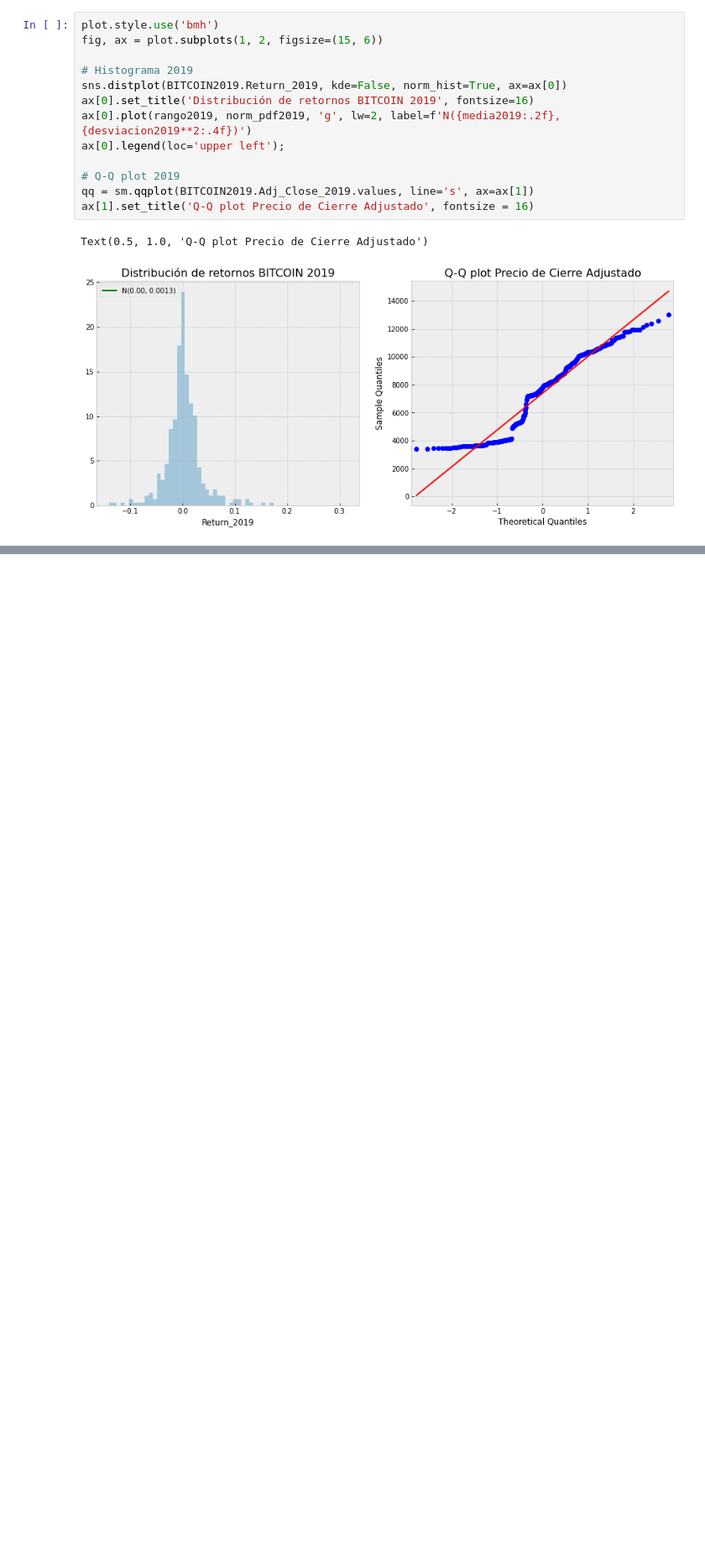
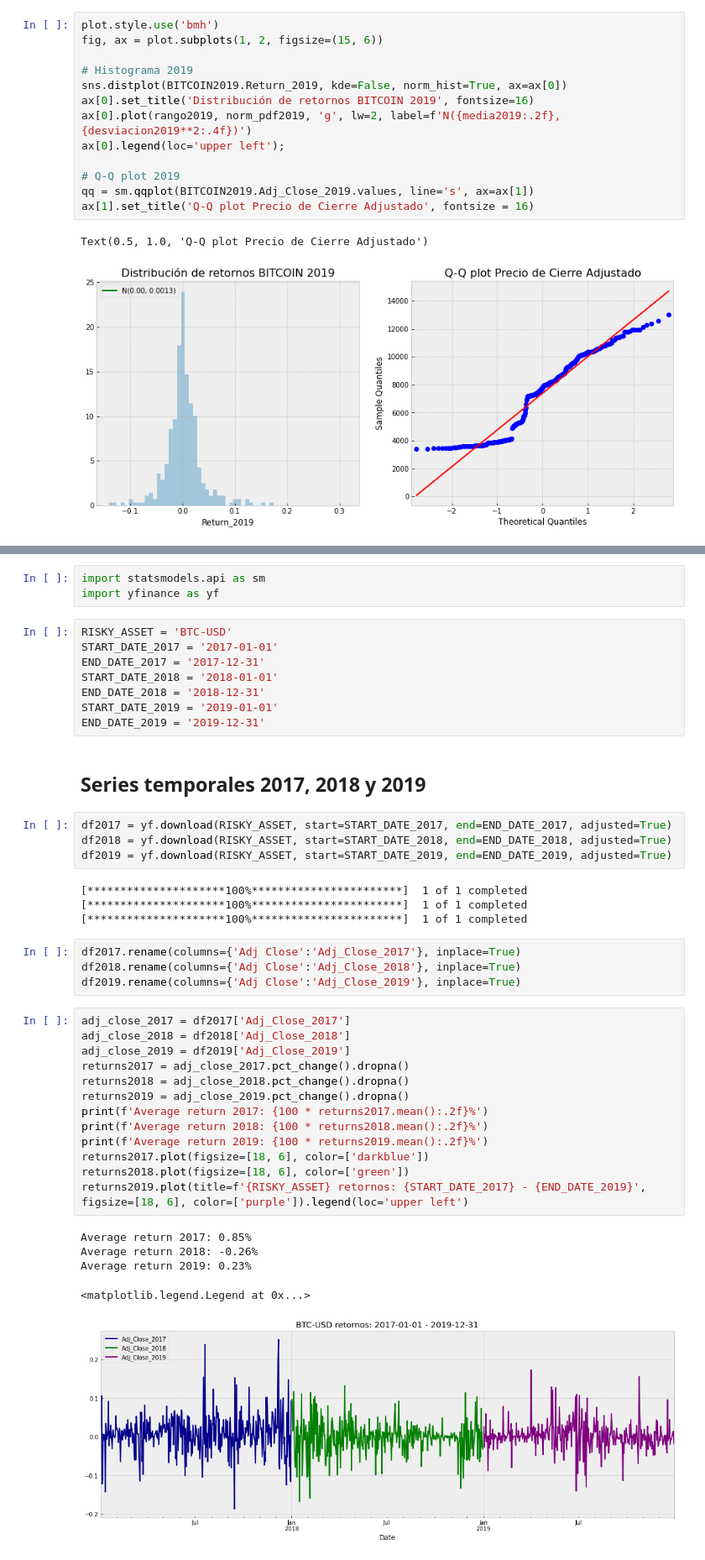
Before and after one commit to cristiandarioortegayubro/Google-Colaboratory-en-Ciencias-Economicas, a Jupyter notebook: Analisis_exploratorio_de_datos.ipynb, the cells around one changed output, grey strips where cells are left out. Shown: that part at 84% size. Drawn from its saved outputs; the diff is of its cells as text; blank space fills up the shorter version.

```diff
--- a/Analisis_exploratorio_de_datos.ipynb
+++ b/Analisis_exploratorio_de_datos.ipynb
@@ -365,0 +370,44 @@ Text(0.5, 1.0, 'Q-Q plot Precio de Cierre Adjustado')
+# %%
+import statsmodels.api as sm
+import yfinance as yf
+# %%
+RISKY_ASSET = 'BTC-USD'
+START_DATE_2017 = '2017-01-01'
+END_DATE_2017 = '2017-12-31'
+START_DATE_2018 = '2018-01-01'
+END_DATE_2018 = '2018-12-31'
+START_DATE_2019 = '2019-01-01'
+END_DATE_2019 = '2019-12-31'
+# %% [markdown]
+## Series temporales 2017, 2018 y 2019
+# %%
+df2017 = yf.download(RISKY_ASSET, start=START_DATE_2017, end=END_DATE_2017, adjusted=True)
+df2018 = yf.download(RISKY_ASSET, start=START_DATE_2018, end=END_DATE_2018, adjusted=True)
+df2019 = yf.download(RISKY_ASSET, start=START_DATE_2019, end=END_DATE_2019, adjusted=True)
+# %% [output]
+[*********************100%***********************]  1 of 1 completed
+[*********************100%***********************]  1 of 1 completed
+[*********************100%***********************]  1 of 1 completed
+# %%
+df2017.rename(columns={'Adj Close':'Adj_Close_2017'}, inplace=True)
+df2018.rename(columns={'Adj Close':'Adj_Close_2018'}, inplace=True)
+df2019.rename(columns={'Adj Close':'Adj_Close_2019'}, inplace=True)
+# %%
+adj_close_2017 = df2017['Adj_Close_2017']
+adj_close_2018 = df2018['Adj_Close_2018']
+adj_close_2019 = df2019['Adj_Close_2019']
+returns2017 = adj_close_2017.pct_change().dropna()
+returns2018 = adj_close_2018.pct_change().dropna()
+returns2019 = adj_close_2019.pct_change().dropna()
+print(f'Average return 2017: {100 * returns2017.mean():.2f}%')
+print(f'Average return 2018: {100 * returns2018.mean():.2f}%')
+print(f'Average return 2019: {100 * returns2019.mean():.2f}%')
+returns2017.plot(figsize=[18, 6], color=['darkblue'])
+returns2018.plot(figsize=[18, 6], color=['green'])
+returns2019.plot(title=f'{RISKY_ASSET} retornos: {START_DATE_2017} - {END_DATE_2019}', figsize=[18, 6], color=['purple']).legend(loc='upper left')
+# %% [output]
+Average return 2017: 0.85%
+Average return 2018: -0.26%
+Average return 2019: 0.23%
+<matplotlib.legend.Legend at 0x...>
+[figure, added]
```
Also changed, not shown: parts of 2 cells of this notebook.
